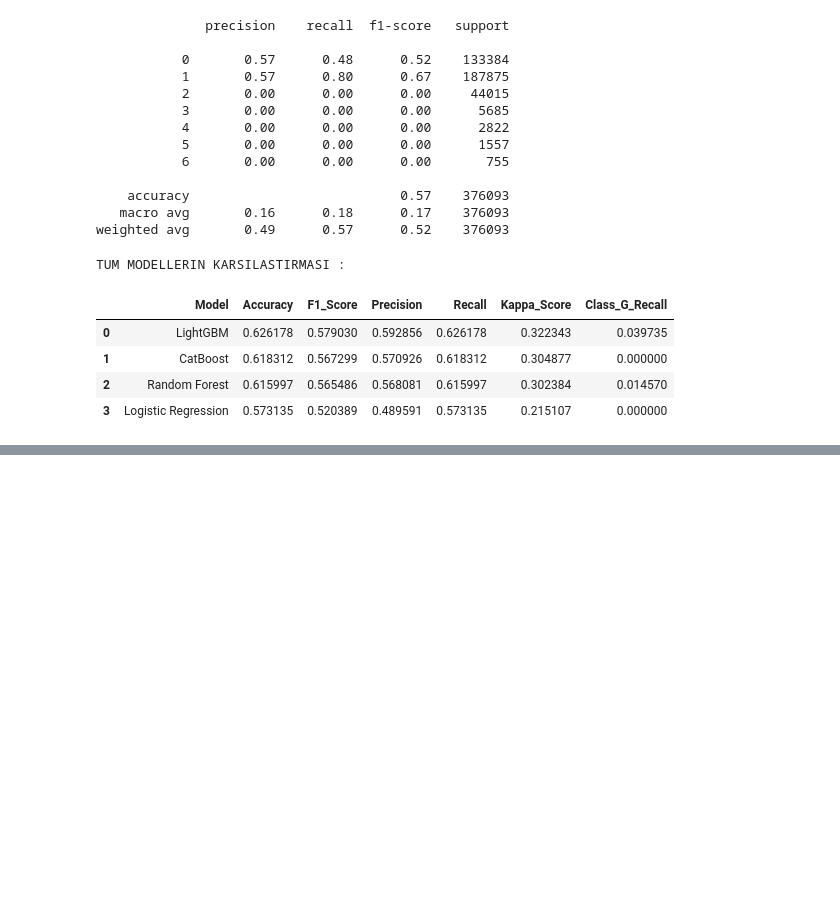
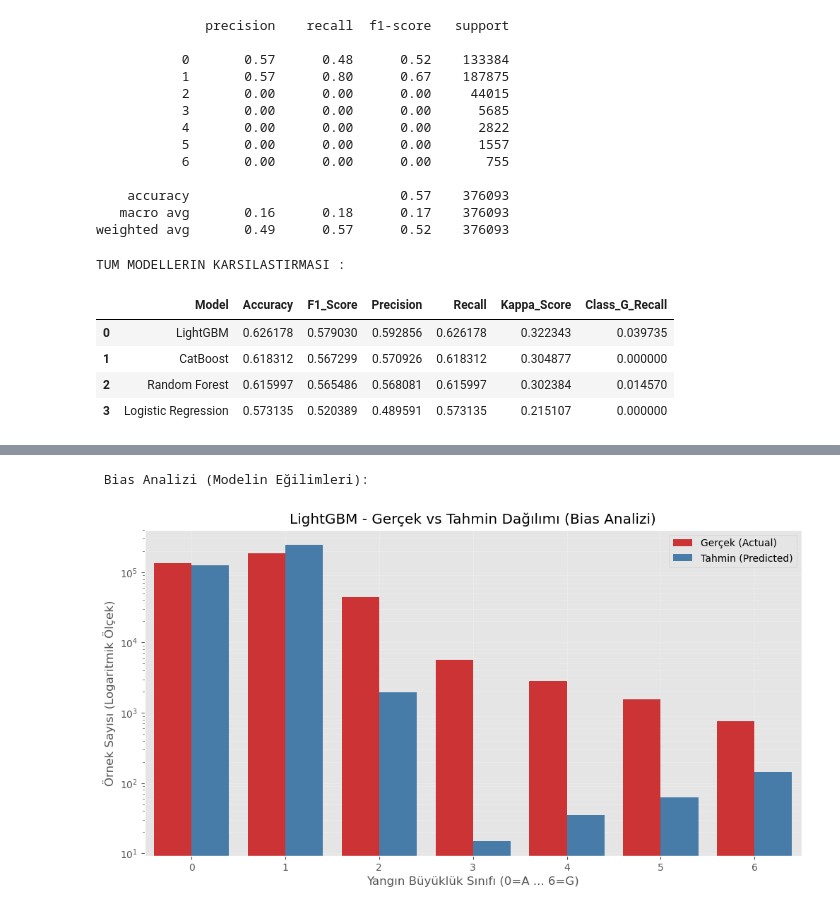
Before and after one commit to MuhammetEmirAydogan/Wildfire_AI_Project, a Jupyter notebook: notebooks/model_training_lab.ipynb, the cells around one changed output, grey strips where cells are left out. Drawn from its saved outputs; the diff is of its cells as text; code cells hidden in the pictures; blank space fills up the shorter version.

```diff
--- a/notebooks/model_training_lab.ipynb
+++ b/notebooks/model_training_lab.ipynb
@@ -288,0 +354,25 @@ TUM MODELLERIN KARSILASTIRMASI :
+# %%
+def plot_prediction_distribution(y_test, y_pred, model_name):
+    # Veriyi hazirla
+    df_actual = pd.DataFrame({'Class': y_test, 'Type': 'Gerçek (Actual)'})
+    df_pred = pd.DataFrame({'Class': y_pred, 'Type': 'Tahmin (Predicted)'})
+    df_combined = pd.concat([df_actual, df_pred])
+
+    plt.figure(figsize=(12, 6))
+
+    # Cubuk Grafik
+    sns.countplot(data=df_combined, x='Class', hue='Type', palette='Set1')
+
+    plt.title(f'{model_name} - Gerçek vs Tahmin Dağılımı (Bias Analizi)')
+    plt.xlabel('Yangın Büyüklük Sınıfı (0=A ... 6=G)')
+    plt.ylabel('Örnek Sayısı (Logaritmik Ölçek)')
+    plt.yscale('log')
+    plt.legend()
+    plt.grid(True, which="both", ls="-", alpha=0.2)
+    plt.show()
+
+print(" Bias Analizi (Modelin Eğilimleri):")
+plot_prediction_distribution(y_test, lgbm.predict(X_test), "LightGBM")
+# %% [output]
+ Bias Analizi (Modelin Eğilimleri):
+[figure, added]
```
Also changed, not shown: parts of 2 cells of this notebook.
